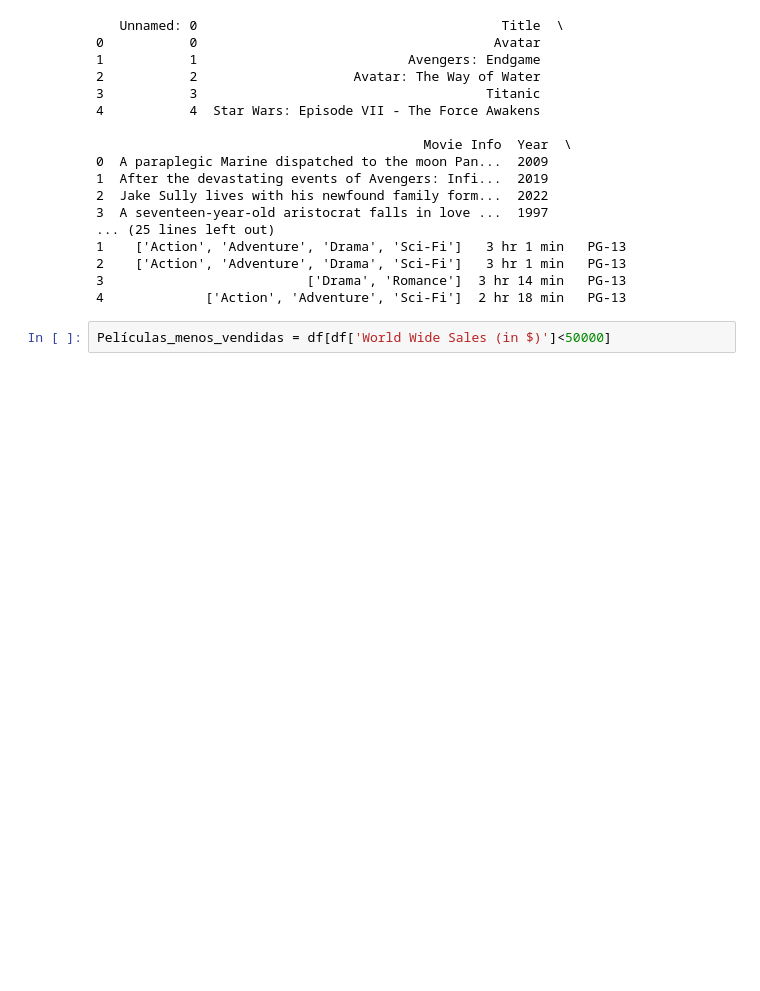
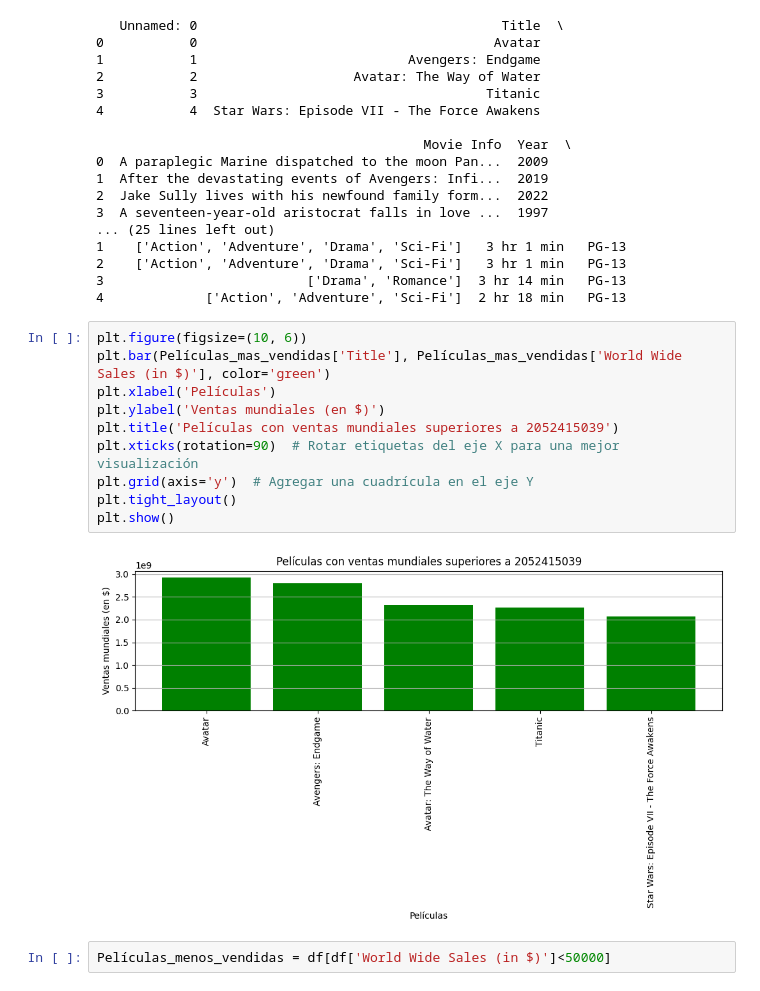
Before and after one commit to DianaRivas98/Proyecto-Big-Data, a Jupyter notebook: Proyecto_BigData___1.ipynb, the cells around one changed output. Drawn from its saved outputs; the diff is of its cells as text; blank space fills up the shorter version.

```diff
--- a/Proyecto_BigData___1.ipynb
+++ b/Proyecto_BigData___1.ipynb
@@ -171,6 +92,18 @@ print(Películas_mas_vendidas)
 2    ['Action', 'Adventure', 'Drama', 'Sci-Fi']   3 hr 1 min   PG-13
 3                          ['Drama', 'Romance']  3 hr 14 min   PG-13
 4             ['Action', 'Adventure', 'Sci-Fi']  2 hr 18 min   PG-13
+# %%
+plt.figure(figsize=(10, 6))
+plt.bar(Películas_mas_vendidas['Title'], Películas_mas_vendidas['World Wide Sales (in $)'], color='green')
+plt.xlabel('Películas')
+plt.ylabel('Ventas mundiales (en $)')
+plt.title('Películas con ventas mundiales superiores a 2052415039')
+plt.xticks(rotation=90)  # Rotar etiquetas del eje X para una mejor visualización
+plt.grid(axis='y')  # Agregar una cuadrícula en el eje Y
+plt.tight_layout()
+plt.show()
+# %% [output]
+[figure, added]
 # %%
 Películas_menos_vendidas = df[df['World Wide Sales (in $)']<50000]
 # %%
```
Also changed, not shown: parts of 31 cells of this notebook.
